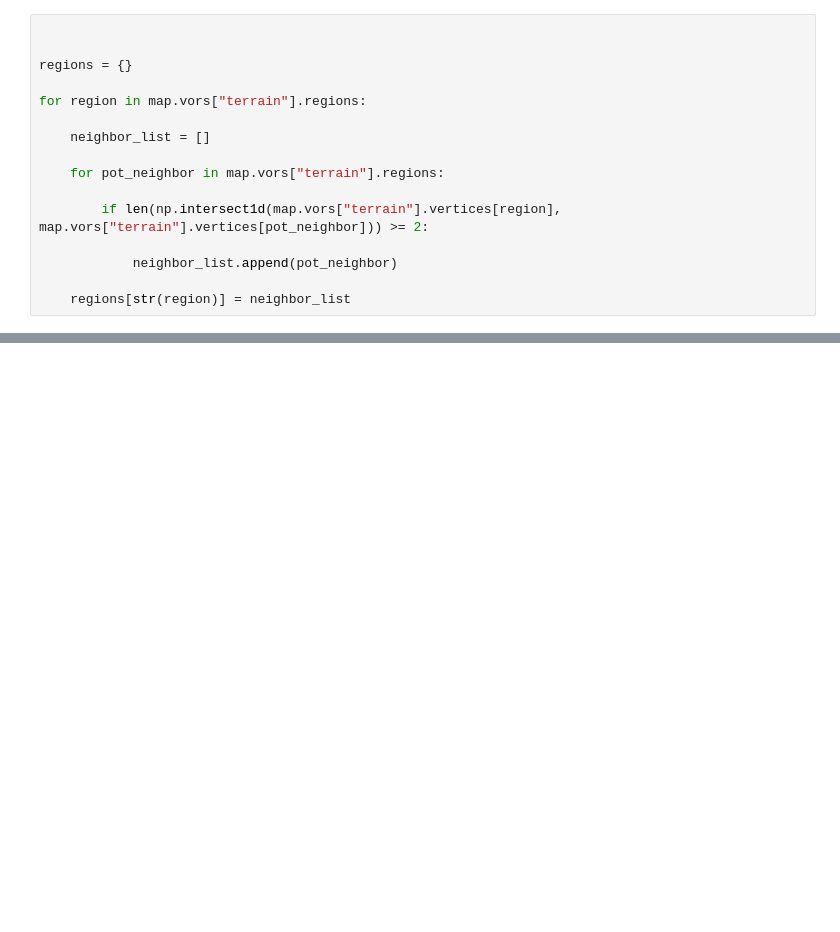
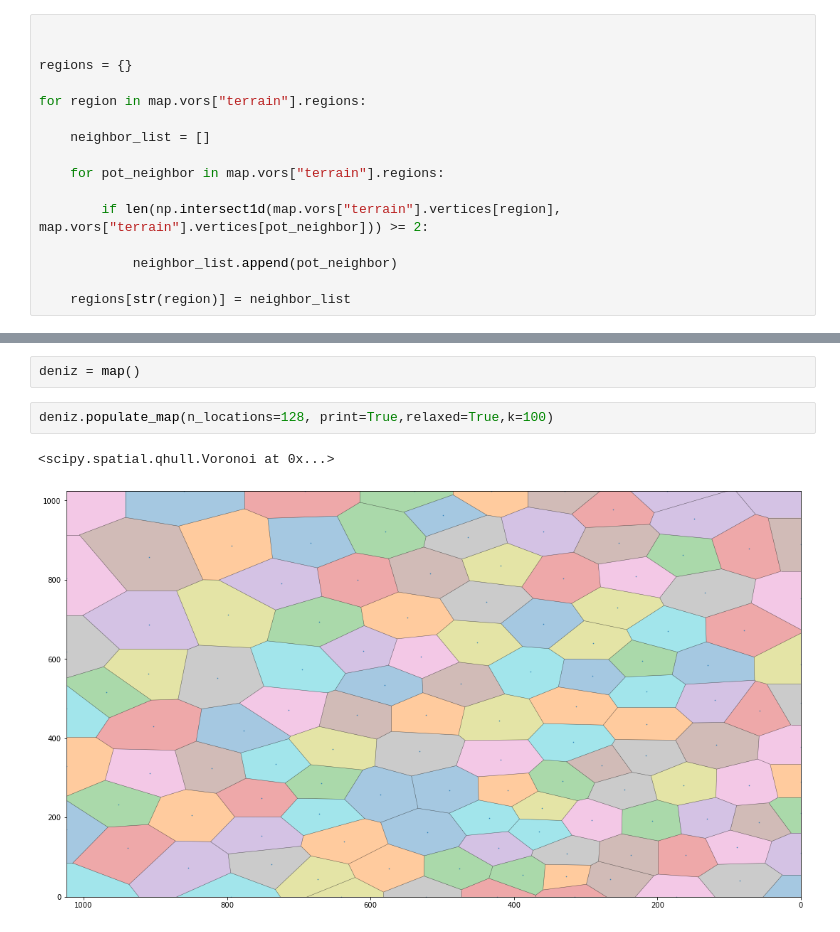
Before and after one commit to cetiners/human_error, a Jupyter notebook: works.ipynb, the cells around one changed output, grey strips where cells are left out. Saved outputs shown, nothing was run; the diff lists cells and outputs as text; blank space fills up the shorter version.

```diff
--- a/works.ipynb
+++ b/works.ipynb
@@ -179,0 +173,7 @@ KeyError: '[[ 9.6897749  23.24970296]\n [19.81073627 16.61698502]\n [36.25526211
+# %%
+deniz = map()
+# %%
+deniz.populate_map(n_locations=128, print=True,relaxed=True,k=100)
+# %% [output]
+<scipy.spatial.qhull.Voronoi at 0x...>
+[figure, added]
```
Also changed, not shown: parts of 14 cells of this notebook, 4 other files.
